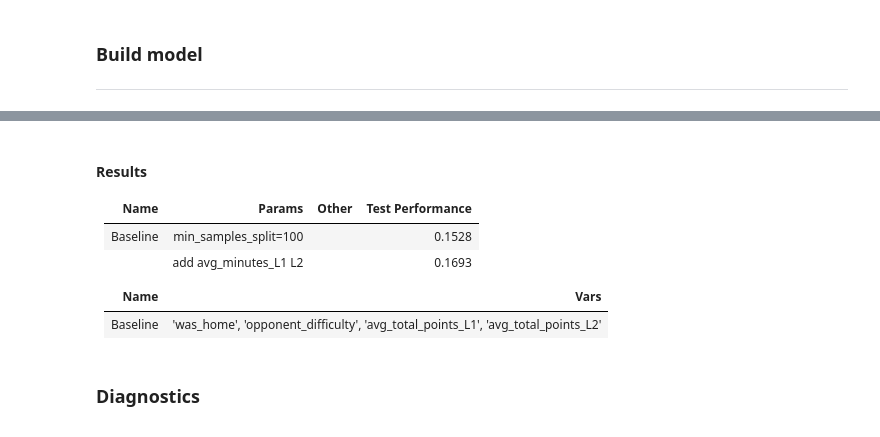
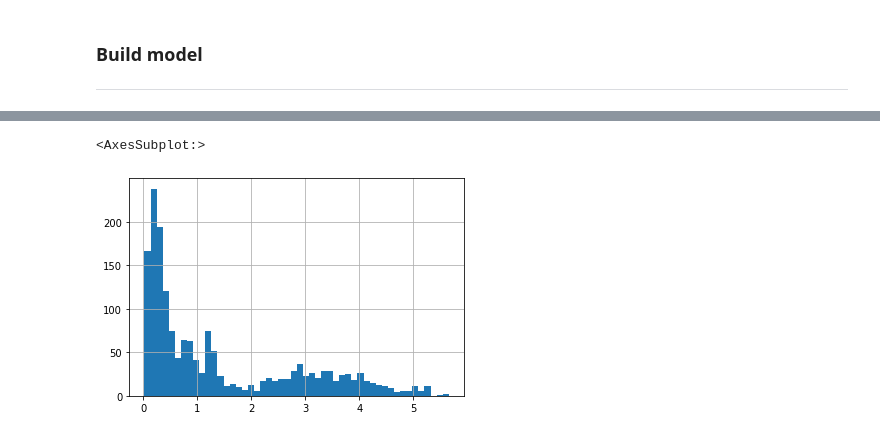
Before and after one commit to tjperr/fpl21, a Jupyter notebook: fpl21/Model Build.ipynb, the cells around one changed output, grey strips where cells are left out. Saved outputs shown, nothing was run; the diff lists cells and outputs as text; code cells hidden in the pictures.

```diff
--- a/fpl21/Model Build.ipynb
+++ b/fpl21/Model Build.ipynb
@@ -114,0 +178,9 @@ test = (X_test, y_test)
+# %%
+df.element_type = df.element_type.astype(str)
+df.team = df.team.astype(str)
+df.opponent_team = df.opponent_team.astype(str)
+# %%
+covars = [name for name in df.columns if name not in labels + history_cols]
+
+X = df[covars]
+y = df.total_points
@@ -114,0 +204,11 @@ test = (X_test, y_test)
+# %%
+# Custom train/test split to ensure all player observations in same set
+# To prevent overstating test performance
+elements = list(df.element.unique())
+test_elements = random.sample(elements, len(elements) // 4)
+mask = np.array([(x in test_elements) for x in df.element])
+# %%
+X_train = X[~mask]
+y_train = y[~mask]
+X_test = X[mask]
+y_test = y[mask]
@@ -125,12 +239,0 @@ print(f" Test {reg.score(*test)}")
-# %% [markdown]
-#### Results
-
-| Name | Params | Other | Test Performance |
-| --- | --- | --- | --- |
-| Baseline | min_samples_split=100 | | 0.1528 |
-| | add avg_minutes_L1 L2 | | 0.1693 |
-
-
-| Name | Vars |
-| --- | --- |
-| Baseline | 'was_home', 'opponent_difficulty', 'avg_total_points_L1', 'avg_total_points_L2' |
@@ -143,7 +267,9 @@ print(f" Test {reg.score(*test)}")
 #     results.append((n, reg.score(*train), reg.score(*test)))
 
 # pd.DataFrame(results, columns=['ntrees', 'train', 'test']).set_index('ntrees').plot()
-# %% [markdown]
-### Diagnostics
 # %%
-df['predicted_points'] = reg.predict(X[covars])
+df['predicted_points'] = reg.predict(df[covars])
+df['predicted_points'].hist(bins=50)
+# %% [output]
+<AxesSubplot:>
+[figure, added]
```
Also changed, not shown: parts of 41 cells of this notebook.
